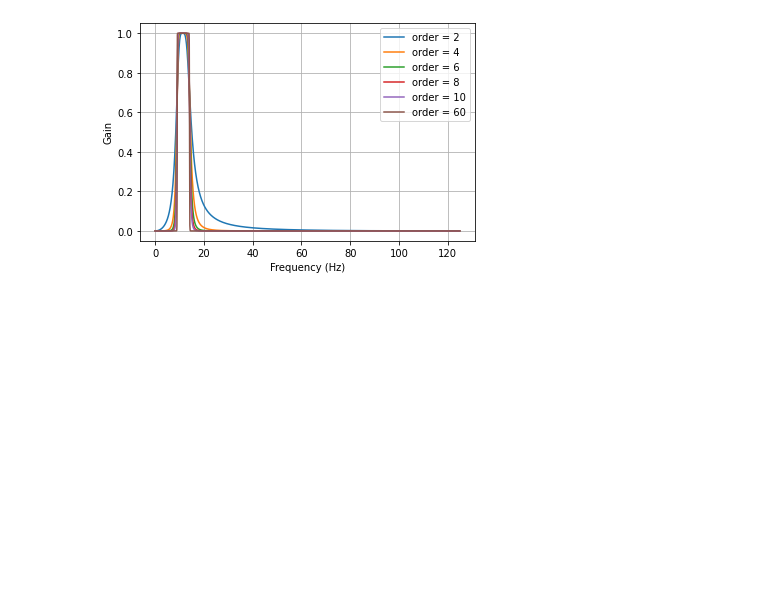
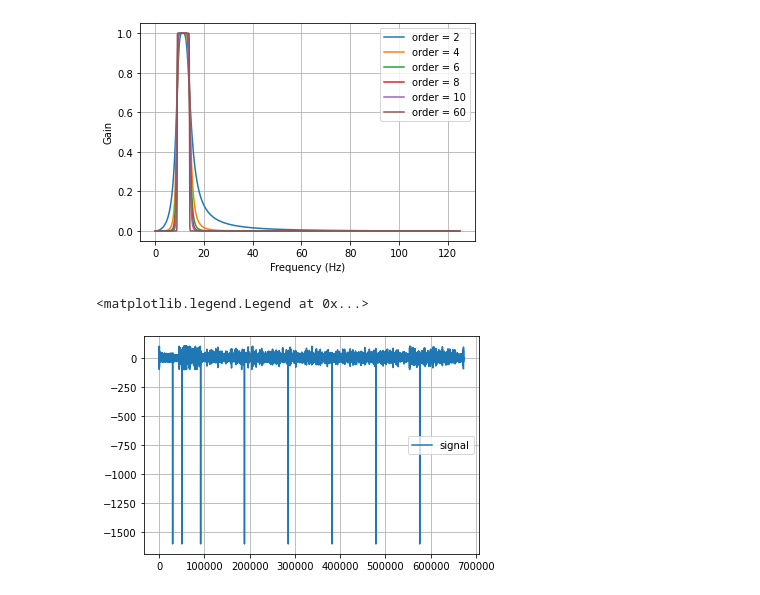
Before and after one commit to AlphaAmeame/Cogs189_BCI_project, a Jupyter notebook: bcidatasetIV2a-master/main.ipynb, the cells around one changed output. Saved outputs shown, nothing was run; the diff lists cells and outputs as text; code cells hidden in the pictures; blank space fills up the shorter version.

```diff
--- a/bcidatasetIV2a-master/main.ipynb
+++ b/bcidatasetIV2a-master/main.ipynb
@@ -94,3 +108,15 @@ plt.legend(loc = 'best')
 plt.show();
 # %% [output]
 [figure]
+# %%
+data = np.load('A01T.npz')
+signal = data['s']
+epos = data['epos']
+etype = data['etyp']
+# %%
+plt.plot(signal[:,0], label = "signal")
+plt.grid(True)
+plt.legend(loc = 'best')
+# %% [output]
+<matplotlib.legend.Legend at 0x...>
+[figure, added]
```
Also changed, not shown: parts of 8 cells of this notebook.
